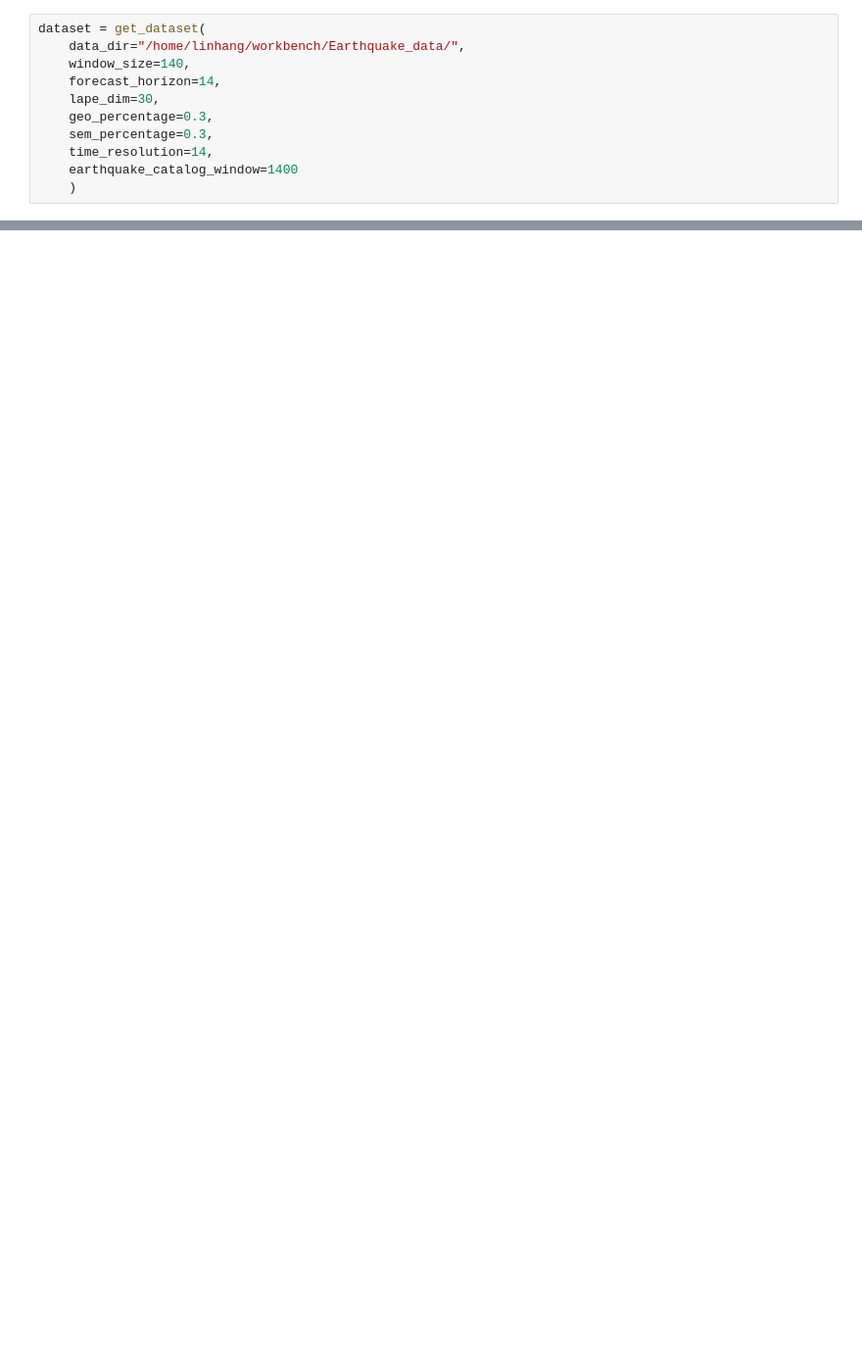
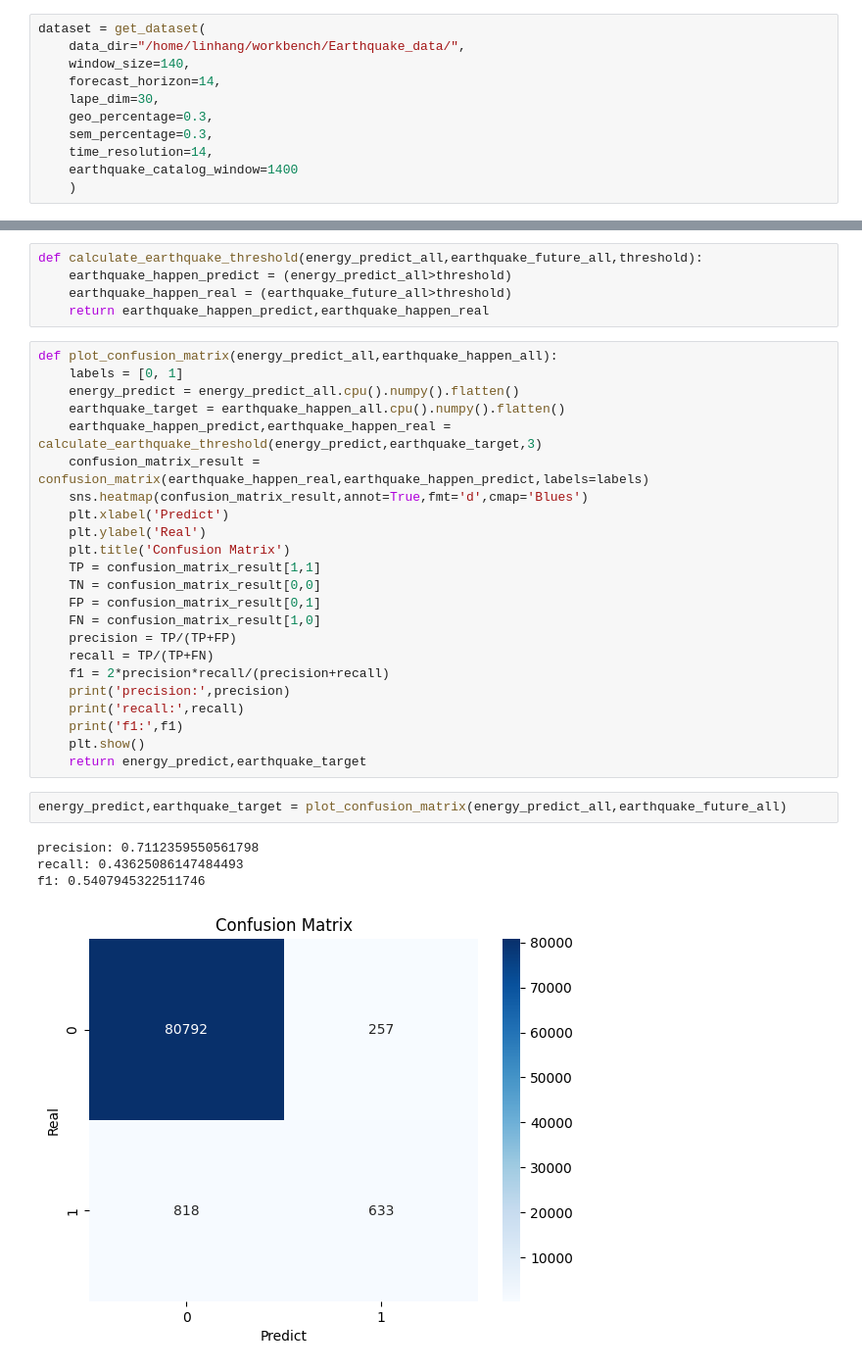
Before and after one commit to lhhhappy/Earthquake_predictor, a Jupyter notebook: inference.ipynb, the cells around one changed output, grey strips where cells are left out. Shown at 98% size. Cells and saved outputs as stored; diff of their text form; blank space fills up the shorter version.

```diff
--- a/inference.ipynb
+++ b/inference.ipynb
@@ -44,0 +113,35 @@ for i in range(4):
+# %%
+def calculate_earthquake_threshold(energy_predict_all,earthquake_future_all,threshold):
+    earthquake_happen_predict = (energy_predict_all>threshold)
+    earthquake_happen_real = (earthquake_future_all>threshold)
+    return earthquake_happen_predict,earthquake_happen_real
+# %%
+def plot_confusion_matrix(energy_predict_all,earthquake_happen_all):
+    labels = [0, 1]
+    energy_predict = energy_predict_all.cpu().numpy().flatten()
+    earthquake_target = earthquake_happen_all.cpu().numpy().flatten()
+    earthquake_happen_predict,earthquake_happen_real = calculate_earthquake_threshold(energy_predict,earthquake_target,3)
+    confusion_matrix_result = confusion_matrix(earthquake_happen_real,earthquake_happen_predict,labels=labels)
+    sns.heatmap(confusion_matrix_result,annot=True,fmt='d',cmap='Blues')
+    plt.xlabel('Predict')
+    plt.ylabel('Real')
+    plt.title('Confusion Matrix')
+    TP = confusion_matrix_result[1,1]
+    TN = confusion_matrix_result[0,0]
+    FP = confusion_matrix_result[0,1]
+    FN = confusion_matrix_result[1,0]
+    precision = TP/(TP+FP)
+    recall = TP/(TP+FN)
+    f1 = 2*precision*recall/(precision+recall)
+    print('precision:',precision)
+    print('recall:',recall)
+    print('f1:',f1)
+    plt.show()
+    return energy_predict,earthquake_target
+# %%
+energy_predict,earthquake_target = plot_confusion_matrix(energy_predict_all,earthquake_future_all)
+# %% [output]
+precision: 0.7112359550561798
+recall: 0.43625086147484493
+f1: 0.5407945322511746
+[figure, added]
```
Also changed, not shown: parts of 17 cells of this notebook, 11 other files.
